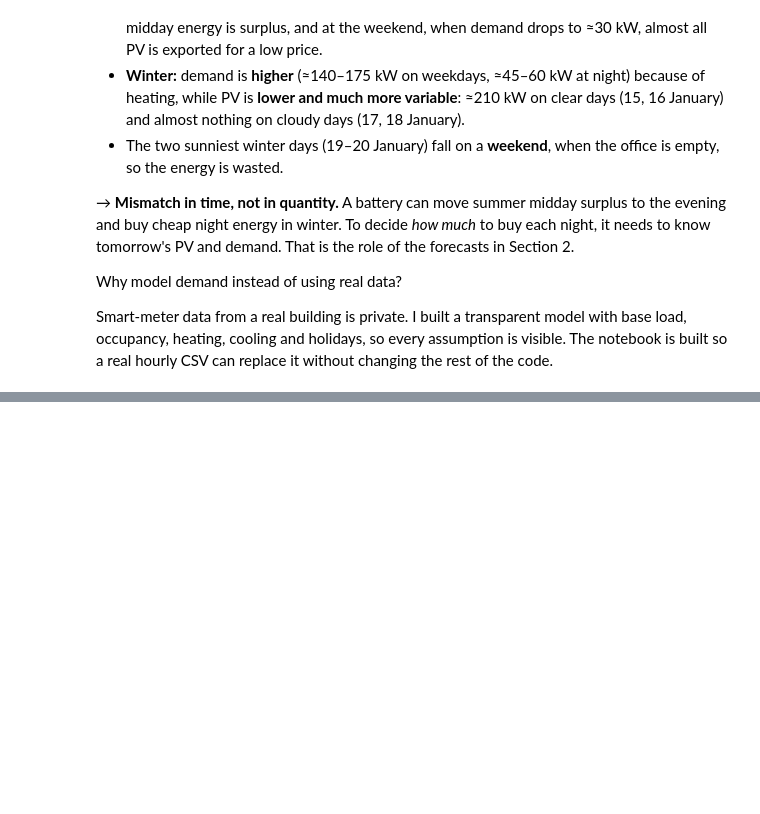
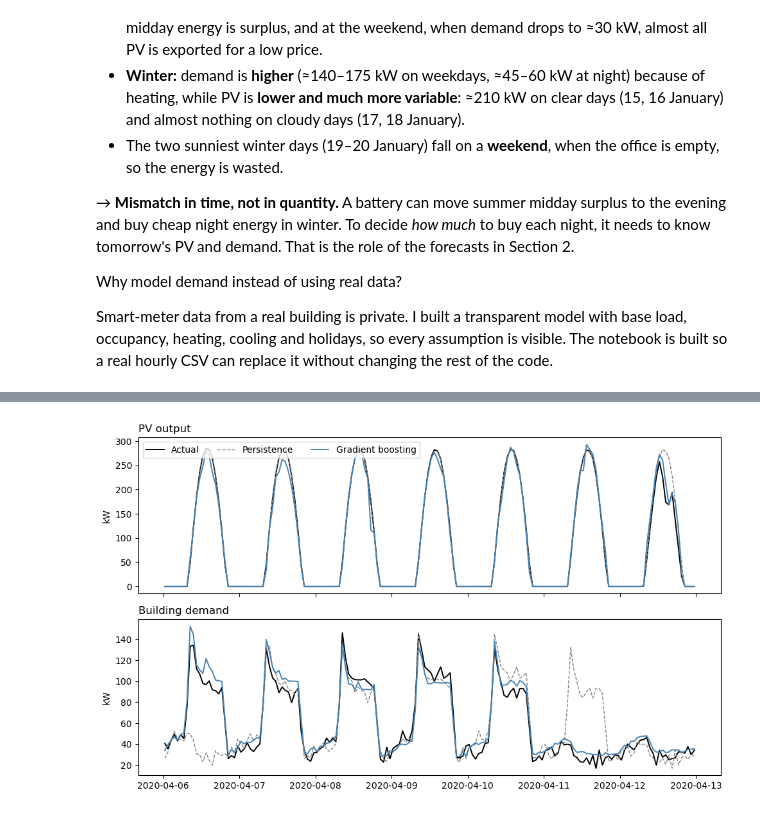
Before and after one commit to maduakordavid01-ui/solar-pv-python, a Jupyter notebook: outputs/02_my_ai_forecasting.ipynb, the cells around one changed output, grey strips where cells are left out. Cells and saved outputs as stored; diff of their text form; code cells hidden in the pictures; blank space fills up the shorter version.

Commit message:
NB2 Section 2: day-ahead forecasting, persistence vs gradient boosting

```diff
--- a/outputs/02_my_ai_forecasting.ipynb
+++ b/outputs/02_my_ai_forecasting.ipynb
@@ -185,0 +239,31 @@ Smart-meter data from a real building is private. I built a transparent model wi
+# %%
+#train models and compare performance
+
+FEATURES = {
+    "pv_kw":   ["hour_sin", "hour_cos", "doy_sin", "doy_cos", "poa_forecast", "clearsky_poa", "temp_forecast", "pv_yesterday"],
+    "load_kw": ["hour_sin", "hour_cos", "doy_sin", "doy_cos", "weekday", "dow", "temp_forecast", "load_yesterday"],
+}
+models, preds, rows = {}, {}, []
+
+for target, feats in FEATURES.items():
+    m = HistGradientBoostingRegressor(max_iter=400, learning_rate=0.05, max_leaf_nodes=31, random_state=0)
+    m.fit(X.loc[train, feats], df.loc[train, target])          # LEARN on 2019
+    models[target] = m
+
+    y      = df.loc[test, target]                               # truth in 2020
+    y_ml   = pd.Series(m.predict(X.loc[test, feats]), index=y.index).clip(lower=0)
+    if target == "pv_kw":
+        y_ml = y_ml.where(X.loc[test, "clearsky_poa"] > 0, 0)  # no PV at night
+    y_pers = X.loc[test, target.replace("_kw", "_yesterday")]   # persistence
+
+    preds[target] = pd.DataFrame({"actual": y, "persistence": y_pers, "ml": y_ml})
+    for name, yhat in [("Persistence", y_pers), ("Gradient boosting", y_ml)]:
+        rmse = mean_squared_error(y, yhat) ** 0.5
+        rows.append([target.replace("_kw", "").upper(), name,
+                     mean_absolute_error(y, yhat), rmse, 100 * rmse / y.mean()])
+
+metrics = pd.DataFrame(rows, columns=["Forecast", "Model", "MAE [kW]", "RMSE [kW]", "nRMSE [%]"])
+rmse_tab = metrics.pivot(index="Forecast", columns="Model", values="RMSE [kW]")
+skill = 100 * (1 - rmse_tab["Gradient boosting"] / rmse_tab["Persistence"])
+display(metrics.round(1))
+print("Skill vs persistence:", {k: f"{v:.0f} %" for k, v in skill.items()})
@@ -185,0 +303,16 @@ Smart-meter data from a real building is private. I built a transparent model wi
+# %%
+#one test week
+
+wk = slice("2020-04-06", "2020-04-12")     # Monday → Sunday, in the unseen year
+
+fig, axes = plt.subplots(2, 1, figsize=(10, 6), sharex=True)
+for ax, (target, label) in zip(axes, [("pv_kw", "PV output"), ("load_kw", "Building demand")]):
+    p = preds[target].tz_convert(SITE["tz"]).loc[wk]
+    ax.plot(p.index, p["actual"], color="black", lw=1.4, label="Actual")
+    ax.plot(p.index, p["persistence"], color="grey", ls="--", lw=1, label="Persistence")
+    ax.plot(p.index, p["ml"], color="steelblue", lw=1.4, label="Gradient boosting")
+    ax.set_ylabel("kW"); ax.set_title(label, loc="left")
+axes[0].legend(ncol=3, loc="upper left")
+plt.tight_layout(); plt.show()
+# %% [output]
+[figure, added]
```
Also changed, not shown: parts of 8 cells of this notebook.
